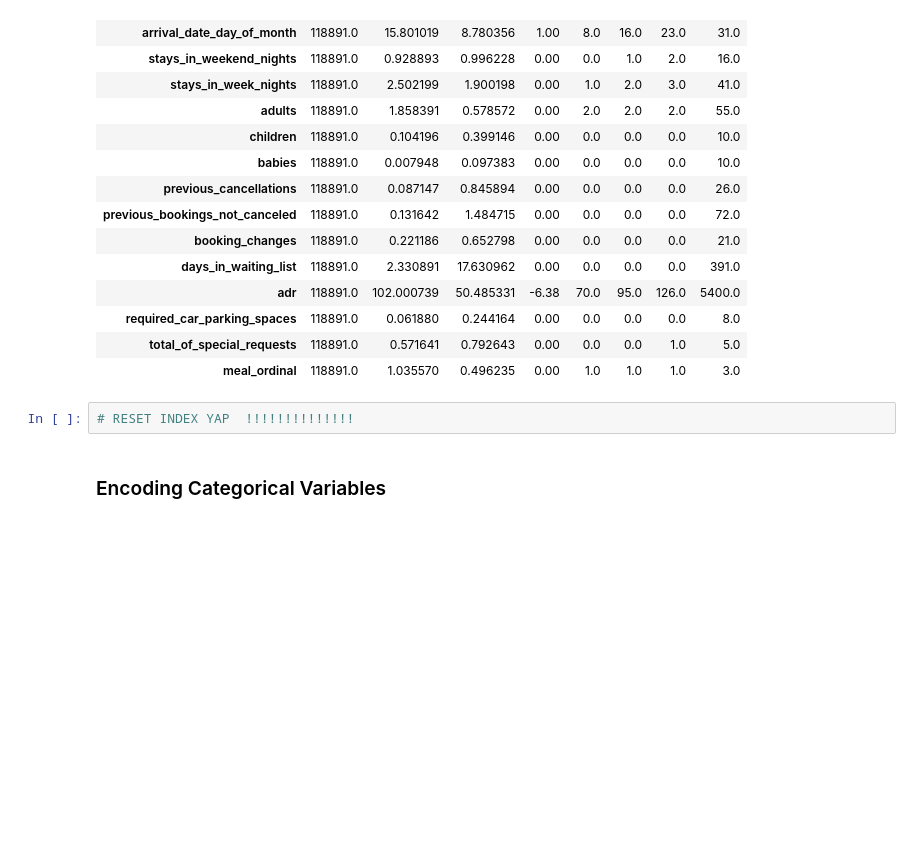
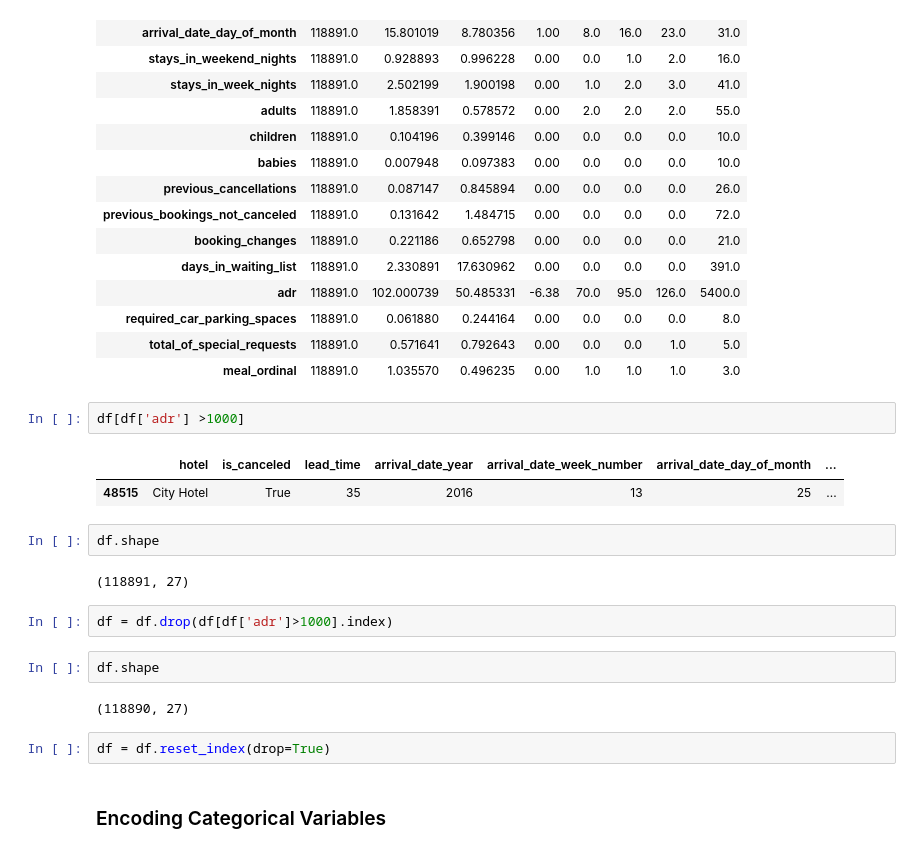
Before and after one commit to yusufkurubacak/Booking-Cancellation-Prediction, a Jupyter notebook: notebook.ipynb, the cells around one changed output. Saved outputs shown, nothing was run; the diff lists cells and outputs as text; blank space fills up the shorter version.

```diff
--- a/notebook.ipynb
+++ b/notebook.ipynb
@@ -399,8 +399,23 @@ df.describe().T
 | required_car_parking_spaces | 118891.0 | 0.061880 | 0.244164 | 0.00 | 0.0 | 0.0 | 0.0 | 8.0 |
 | total_of_special_requests | 118891.0 | 0.571641 | 0.792643 | 0.00 | 0.0 | 0.0 | 1.0 | 5.0 |
 | meal_ordinal | 118891.0 | 1.035570 | 0.496235 | 0.00 | 1.0 | 1.0 | 1.0 | 3.0 |
+# %%
+df[df['adr'] >1000]
+# %% [output]
+|  | hotel | is_canceled | lead_time | arrival_date_year | arrival_date_week_number | arrival_date_day_of_month | ... |
+| 48515 | City Hotel | True | 35 | 2016 | 13 | 25 | ... |
+# %%
+df.shape
+# %% [output]
+(118891, 27)
+# %%
+df = df.drop(df[df['adr']>1000].index)
+# %%
+df.shape
+# %% [output]
+(118890, 27)
 # %%
-# RESET INDEX YAP  !!!!!!!!!!!!!!
+df = df.reset_index(drop=True)
 # %% [markdown]
 ### Encoding Categorical Variables
 # %%
```
Also changed, not shown: parts of 35 cells of this notebook, 1 other file.
